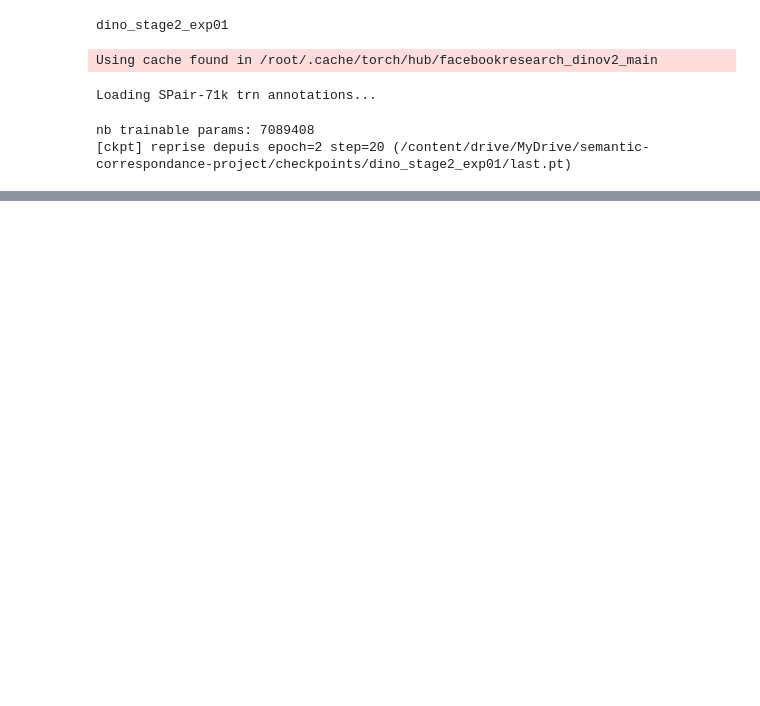
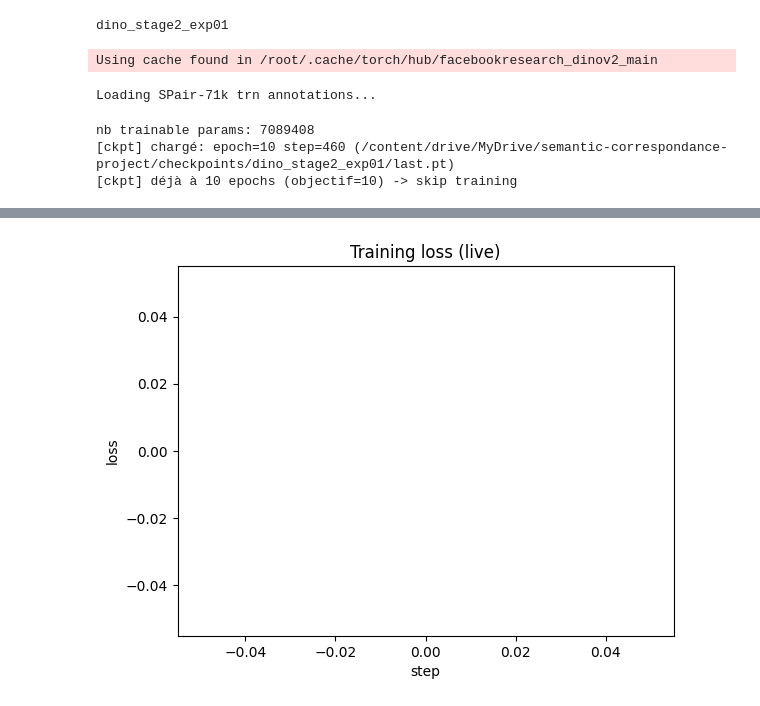
Before and after one commit to MarcotteS/semantic-correspondence, a Jupyter notebook: notebooks/training_free_baseline.ipynb, the cells around one changed output, grey strips where cells are left out. Cells and saved outputs as stored; diff of their text form; code cells hidden in the pictures; blank space fills up the shorter version.

```diff
--- a/notebooks/training_free_baseline.ipynb
+++ b/notebooks/training_free_baseline.ipynb
@@ -435,14 +436,15 @@ from fine_tunning.test import train_stage2
 matcher = train_stage2(
     matcher=matcher,
     train_loader=train_loader,
-    n_epochs=2,            # 1-3
+    n_epochs=10,            # 1-3
     n_last_blocks=1,       # 1 sur Colab
     lr=2e-5,
     weight_decay=0.01,
     tau=0.07,
-    max_batches_per_epoch=10,  # pour limiter le temps (optionnel)
+    max_batches_per_epoch=100,  # pour limiter le temps (optionnel)
     use_amp=True
 )
 # %% [output]
 nb trainable params: 7089408
-[ckpt] reprise depuis epoch=2 step=20 (/content/drive/MyDrive/semantic-correspondance-project/checkpoints/dino_stage2_exp01/last.pt)
+[ckpt] chargé: epoch=10 step=460 (/content/drive/MyDrive/semantic-correspondance-project/checkpoints/dino_stage2_exp01/last.pt)
+[ckpt] déjà à 10 epochs (objectif=10) -> skip training
@@ -453,3 +451,4 @@ Epoch 4: avg loss = 3.001252
+[figure, added]
 # %%
 # On réutilise le même extractor (poids fine-tunés)
 matcher_eval = CorrespondenceMatcher(extractor)
```
Also changed, not shown: parts of 4 cells of this notebook.
